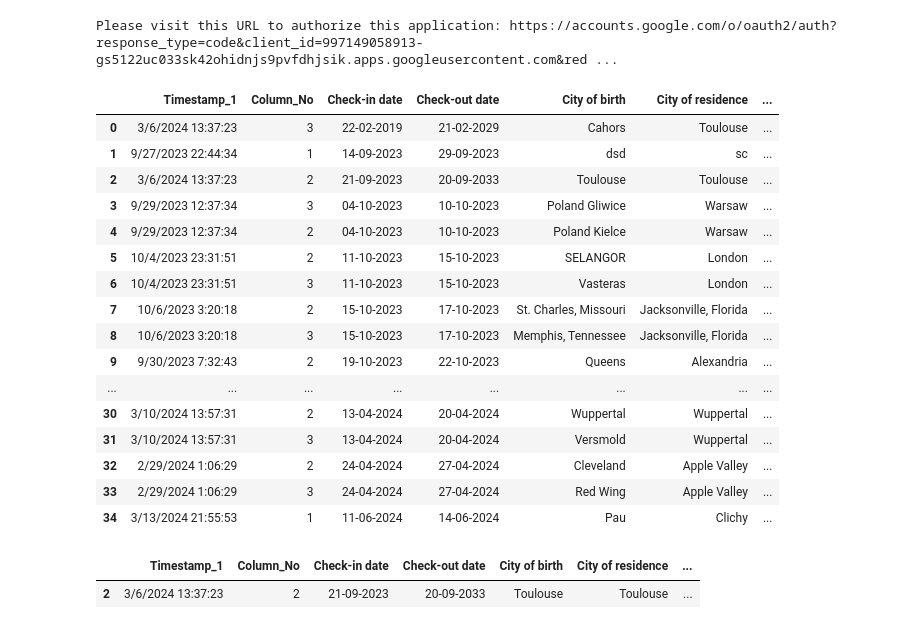
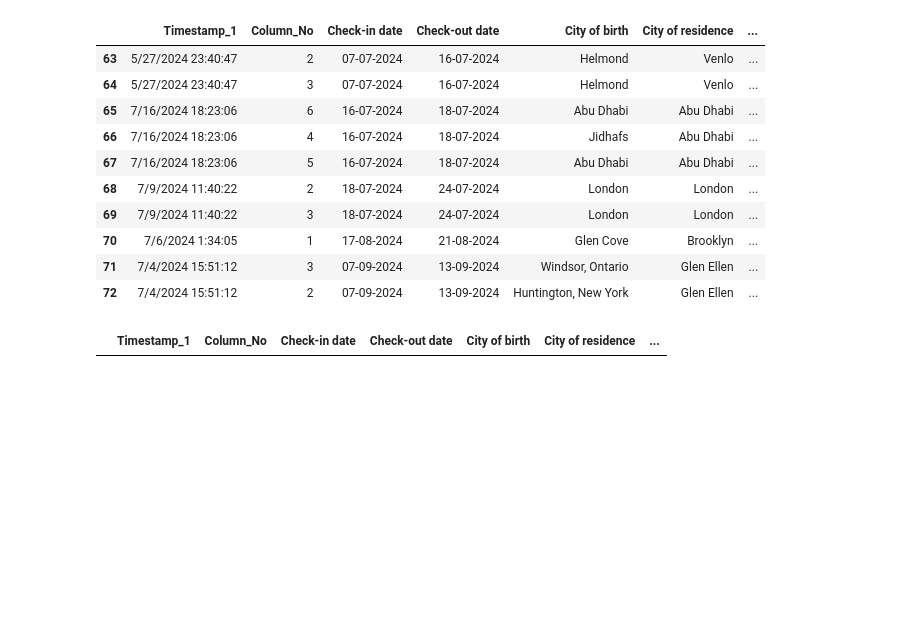
Before and after one commit to contenrico/your-casinha-public, a Jupyter notebook: test.ipynb, the cells around one changed output. Drawn from its saved outputs; the diff is of its cells as text; code cells hidden in the pictures; blank space fills up the shorter version.

```diff
--- a/test.ipynb
+++ b/test.ipynb
@@ -1,29 +1,25 @@
 # %%
 from scripts.google_api import get_form
 from scripts.data_processing import clean_sheet
 
 # Get the form responses
-get_form()
-clean_sheet()
+df = get_form()
+clean_df = clean_sheet()
+
+clean_df.tail(10)
+# df
 # %% [output]
-Please visit this URL to authorize this application: https://accounts.google.com/o/oauth2/auth?response_type=code&client_id=997149058913-gs5122uc033sk42ohidnjs9pvfdhjsik.apps.googleusercontent.com&red ...
 |  | Timestamp_1 | Column_No | Check-in date | Check-out date | City of birth | City of residence | ... |
-| 0 | 3/6/2024 13:37:23 | 3 | 22-02-2019 | 21-02-2029 | Cahors | Toulouse | ... |
-| 1 | 9/27/2023 22:44:34 | 1 | 14-09-2023 | 29-09-2023 | dsd | sc | ... |
-| 2 | 3/6/2024 13:37:23 | 2 | 21-09-2023 | 20-09-2033 | Toulouse | Toulouse | ... |
-| 3 | 9/29/2023 12:37:34 | 3 | 04-10-2023 | 10-10-2023 | Poland Gliwice | Warsaw | ... |
-| 4 | 9/29/2023 12:37:34 | 2 | 04-10-2023 | 10-10-2023 | Poland Kielce | Warsaw | ... |
-| 5 | 10/4/2023 23:31:51 | 2 | 11-10-2023 | 15-10-2023 | SELANGOR | London | ... |
-| 6 | 10/4/2023 23:31:51 | 3 | 11-10-2023 | 15-10-2023 | Vasteras | London | ... |
-| 7 | 10/6/2023 3:20:18 | 2 | 15-10-2023 | 17-10-2023 | St. Charles, Missouri | Jacksonville, Florida | ... |
-| 8 | 10/6/2023 3:20:18 | 3 | 15-10-2023 | 17-10-2023 | Memphis, Tennessee | Jacksonville, Florida | ... |
-| 9 | 9/30/2023 7:32:43 | 2 | 19-10-2023 | 22-10-2023 | Queens | Alexandria | ... |
-| ... | ... | ... | ... | ... | ... | ... | ... |
-| 30 | 3/10/2024 13:57:31 | 2 | 13-04-2024 | 20-04-2024 | Wuppertal | Wuppertal | ... |
-| 31 | 3/10/2024 13:57:31 | 3 | 13-04-2024 | 20-04-2024 | Versmold | Wuppertal | ... |
-| 32 | 2/29/2024 1:06:29 | 2 | 24-04-2024 | 27-04-2024 | Cleveland | Apple Valley | ... |
-| 33 | 2/29/2024 1:06:29 | 3 | 24-04-2024 | 27-04-2024 | Red Wing | Apple Valley | ... |
-| 34 | 3/13/2024 21:55:53 | 1 | 11-06-2024 | 14-06-2024 | Pau | Clichy | ... |
+| 63 | 5/27/2024 23:40:47 | 2 | 07-07-2024 | 16-07-2024 | Helmond | Venlo | ... |
+| 64 | 5/27/2024 23:40:47 | 3 | 07-07-2024 | 16-07-2024 | Helmond | Venlo | ... |
+| 65 | 7/16/2024 18:23:06 | 6 | 16-07-2024 | 18-07-2024 | Abu Dhabi | Abu Dhabi | ... |
+| 66 | 7/16/2024 18:23:06 | 4 | 16-07-2024 | 18-07-2024 | Jidhafs | Abu Dhabi | ... |
+| 67 | 7/16/2024 18:23:06 | 5 | 16-07-2024 | 18-07-2024 | Abu Dhabi | Abu Dhabi | ... |
+| 68 | 7/9/2024 11:40:22 | 2 | 18-07-2024 | 24-07-2024 | London | London | ... |
+| 69 | 7/9/2024 11:40:22 | 3 | 18-07-2024 | 24-07-2024 | London | London | ... |
+| 70 | 7/6/2024 1:34:05 | 1 | 17-08-2024 | 21-08-2024 | Glen Cove | Brooklyn | ... |
+| 71 | 7/4/2024 15:51:12 | 3 | 07-09-2024 | 13-09-2024 | Windsor, Ontario | Glen Ellen | ... |
+| 72 | 7/4/2024 15:51:12 | 2 | 07-09-2024 | 13-09-2024 | Huntington, New York | Glen Ellen | ... |
 # %%
 # Get the form responses
 get_form()
@@ -46,7 +42,6 @@ def filter_df_on_name(clean_df, first_name=None, last_name=None):
 # filter_df_on_name(clean_df, first_name='Lucie', last_name=None)
 # filter_df_on_name(clean_df, first_name=None, last_name='Hazan')
 # filter_df_on_name(clean_df, first_name='Lucie', last_name='Hazan')
-filter_df_on_name(clean_df, first_name='Lucie', last_name='Hazan')
+filter_df_on_name(clean_df, first_name='Fatema')
 # %% [output]
 |  | Timestamp_1 | Column_No | Check-in date | Check-out date | City of birth | City of residence | ... |
-| 2 | 3/6/2024 13:37:23 | 2 | 21-09-2023 | 20-09-2033 | Toulouse | Toulouse | ... |
```
Also changed, not shown: parts of 9 cells of this notebook.
